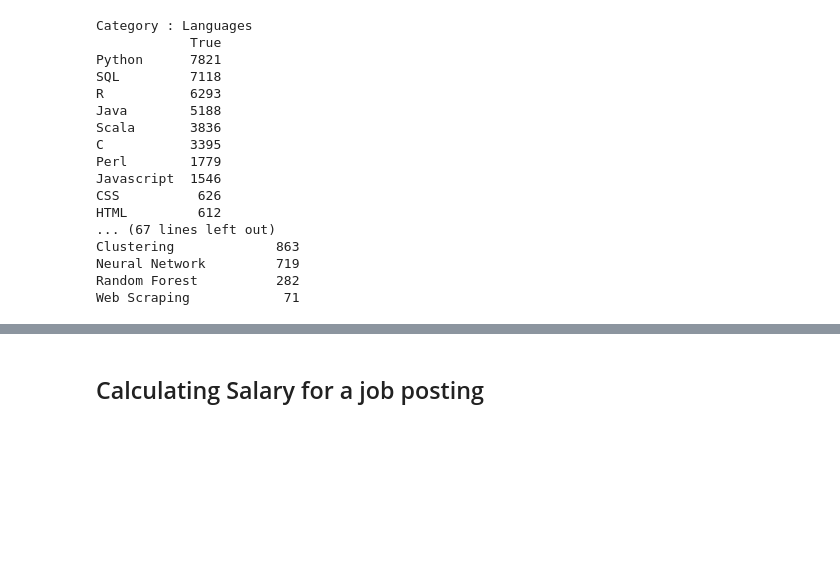
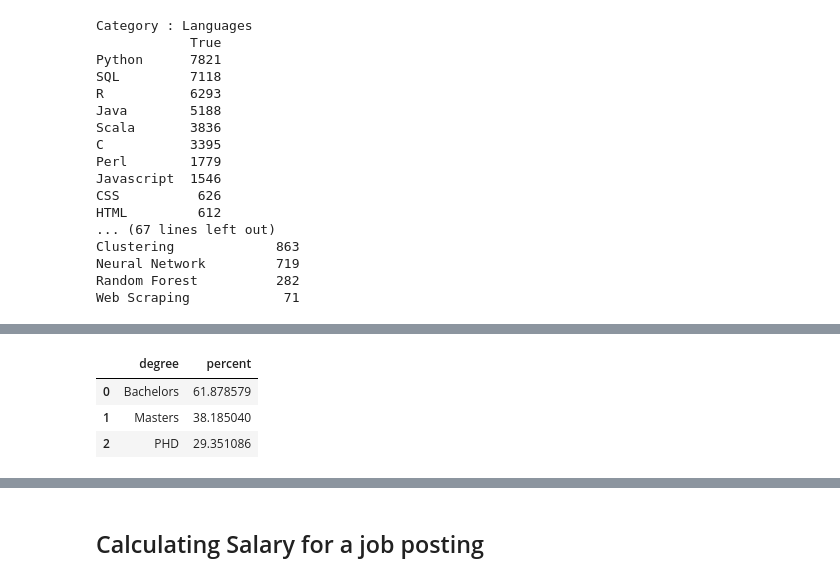
Before and after one commit to pradeep-krishnan/webscraping_jobs, a Jupyter notebook: datacleaning_and_eda.ipynb, the cells around one changed output, grey strips where cells are left out. Cells and saved outputs as stored; diff of their text form; code cells hidden in the pictures; blank space fills up the shorter version.

```diff
--- a/datacleaning_and_eda.ipynb
+++ b/datacleaning_and_eda.ipynb
@@ -553,0 +595,17 @@ jobs_top25=jobs.loc[jobs['city'].isin(top_25_cities.city),:]
+# %%
+# NLP
+df['corp'] = df['description'].apply(lambda x: " ".join(x.lower() for x in x.split()))
+df['corp'] = df['corp'].apply(lambda x: re.sub('[^\w\s]','', x))
+
+
+stop = stopwords.words('english') + ['andor','race','color','opportunity','marital','status','gender','etc',\
+                                     'including', ' sexual', 'well', 'need', 'various', 'orientation', 'charge', \
+                                     'de', 'la', 'year', 'experience', 'equal', 'employer', 'national', 'origin',\
+                                     'without', 'regard', 'program', 'support', 'use', 'provide', 'appropriate',\
+                                     'user', 'closely', 'work', 'role', 'internal', 'external', 'track','record',\
+                                     'based', 'required', 'company', 'working', 'ensure', 'ability', 'organization',\
+                                     'successful','candidate', 'scientist','computer', 'best','practice',\
+                                     'applicant','application', 'within', 'qualified','applicant','training',\
+                                     'related', 'field']
+
+df['corp'] = df['corp'].apply(lambda x: " ".join(x for x in x.split() if x not in stop))
@@ -553,0 +633,20 @@ jobs_top25=jobs.loc[jobs['city'].isin(top_25_cities.city),:]
+# %%
+# degrees
+
+degree_re={'PHD':'(?<=[\W])phd(?=[\W])|ph.d|[Dd]octorate|[Pp]ost graduate','Masters':'[Mm]asters|MS|M.S'\
+           ,'Bachelors':'[Bb]achelor|BS|BA|B.A'}
+
+degree_case_sensitive=['Masters','Bachelors']
+
+for degree in degree_re:
+    df[degree]=df.description.str.contains(degree_re[degree], case= degree in degree_case_sensitive)
+# %%
+#Finding the jobs based on graduate degree
+df_degree = pd.DataFrame(100*(df[['PHD', 'Masters', 'Bachelors']].sum(axis=0)/len(df))).reset_index()
+df_degree.columns = ['degree', 'percent']
+df_degree.sort_values(by='percent', ascending = False).reset_index(drop = True)
+# %% [output]
+|  | degree | percent |
+| 0 | Bachelors | 61.878579 |
+| 1 | Masters | 38.185040 |
+| 2 | PHD | 29.351086 |
```
Also changed, not shown: parts of 26 cells of this notebook.
